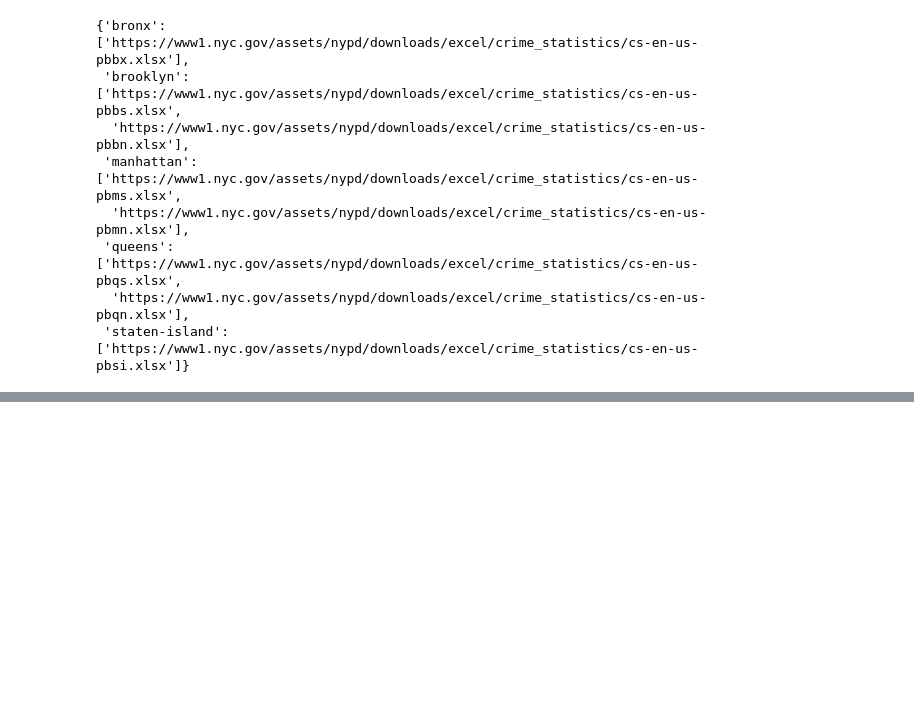
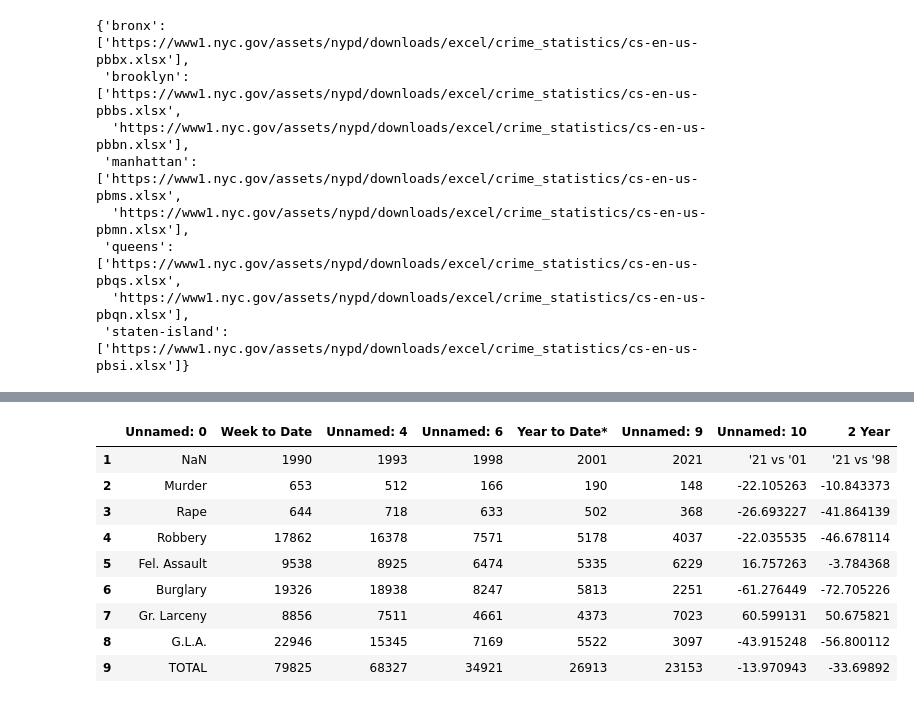
Before and after one commit to williamdarkocode/Postcode, a Jupyter notebook: CrimeStats/nyc_compstats.ipynb, the cells around one changed output, grey strips where cells are left out. Saved outputs shown, nothing was run; the diff lists cells and outputs as text; code cells hidden in the pictures; blank space fills up the shorter version.

```diff
--- a/CrimeStats/nyc_compstats.ipynb
+++ b/CrimeStats/nyc_compstats.ipynb
@@ -353,0 +383,14 @@ hist_persp
+# %%
+hist_persp.drop([ hist_persp.columns[2], hist_persp.columns[4], hist_persp.columns[6] ], axis=1, inplace=True)
+hist_persp
+# %% [output]
+|  | Unnamed: 0 | Week to Date | Unnamed: 4 | Unnamed: 6 | Year to Date* | Unnamed: 9 | Unnamed: 10 | 2 Year |
+| 1 | NaN | 1990 | 1993 | 1998 | 2001 | 2021 | '21 vs '01 | '21 vs '98 |
+| 2 | Murder | 653 | 512 | 166 | 190 | 148 | -22.105263 | -10.843373 |
+| 3 | Rape | 644 | 718 | 633 | 502 | 368 | -26.693227 | -41.864139 |
+| 4 | Robbery | 17862 | 16378 | 7571 | 5178 | 4037 | -22.035535 | -46.678114 |
+| 5 | Fel. Assault | 9538 | 8925 | 6474 | 5335 | 6229 | 16.757263 | -3.784368 |
+| 6 | Burglary | 19326 | 18938 | 8247 | 5813 | 2251 | -61.276449 | -72.705226 |
+| 7 | Gr. Larceny | 8856 | 7511 | 4661 | 4373 | 7023 | 60.599131 | 50.675821 |
+| 8 | G.L.A. | 22946 | 15345 | 7169 | 5522 | 3097 | -43.915248 | -56.800112 |
+| 9 | TOTAL | 79825 | 68327 | 34921 | 26913 | 23153 | -13.970943 | -33.69892 |
```
Also changed, not shown: parts of 2 cells of this notebook.
